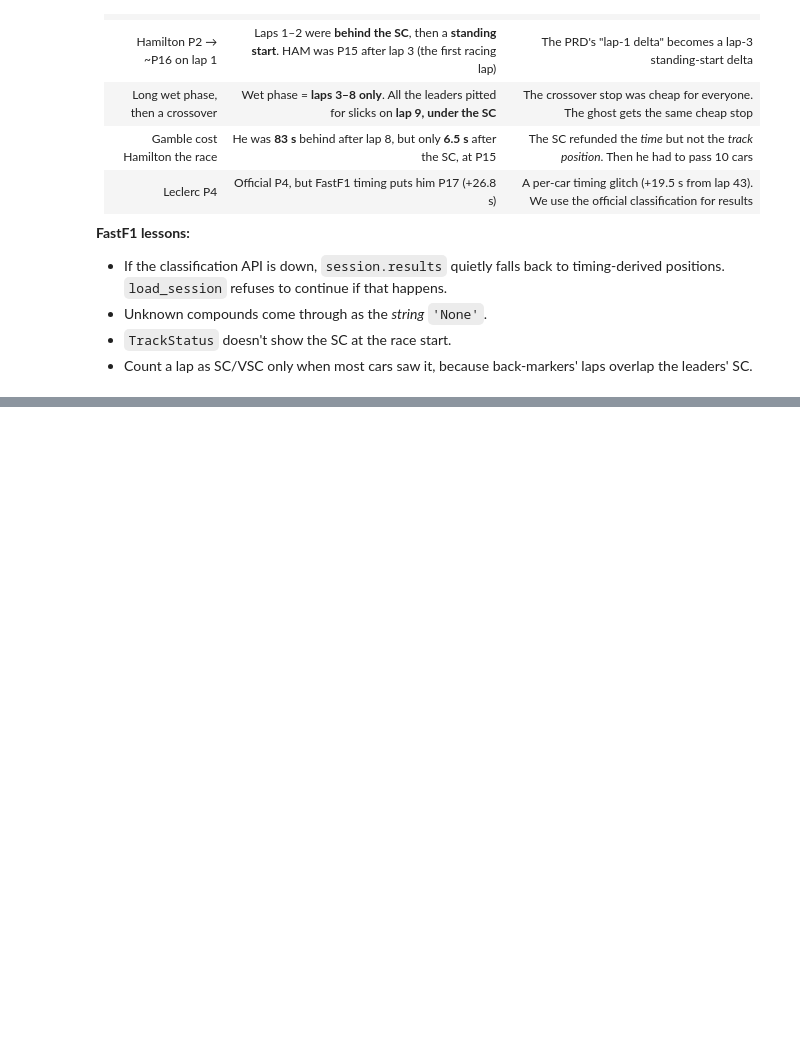
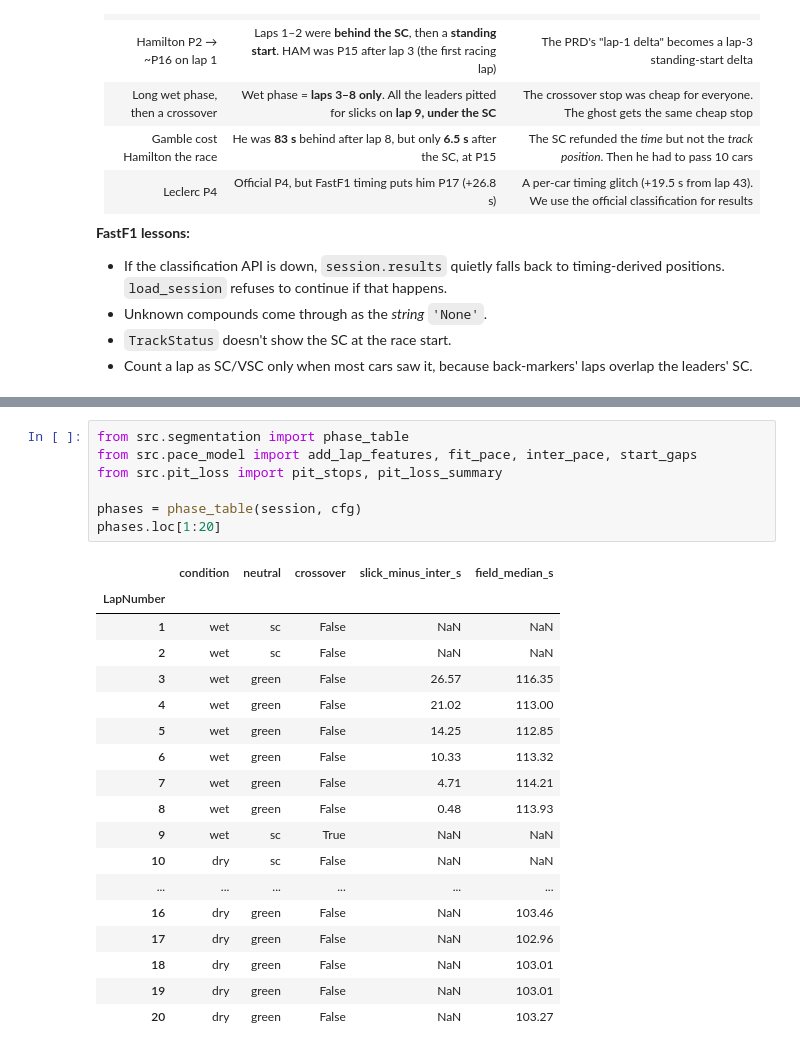
Before and after one commit to SyedTaqii/f1-2026-sepang-counterfactual, a Jupyter notebook: notebooks/sepang_counterfactual.ipynb, the cells around one changed output, grey strips where cells are left out. Saved outputs shown, nothing was run; the diff lists cells and outputs as text; blank space fills up the shorter version.

```diff
--- a/notebooks/sepang_counterfactual.ipynb
+++ b/notebooks/sepang_counterfactual.ipynb
@@ -56,0 +86,26 @@ max |error| among the rest: 0.099 s
+# %%
+from src.segmentation import phase_table
+from src.pace_model import add_lap_features, fit_pace, inter_pace, start_gaps
+from src.pit_loss import pit_stops, pit_loss_summary
+
+phases = phase_table(session, cfg)
+phases.loc[1:20]
+# %% [output]
+|  | condition | neutral | crossover | slick_minus_inter_s | field_median_s |
+| LapNumber |  |  |  |  |  |
+| 1 | wet | sc | False | NaN | NaN |
+| 2 | wet | sc | False | NaN | NaN |
+| 3 | wet | green | False | 26.57 | 116.35 |
+| 4 | wet | green | False | 21.02 | 113.00 |
+| 5 | wet | green | False | 14.25 | 112.85 |
+| 6 | wet | green | False | 10.33 | 113.32 |
+| 7 | wet | green | False | 4.71 | 114.21 |
+| 8 | wet | green | False | 0.48 | 113.93 |
+| 9 | wet | sc | True | NaN | NaN |
+| 10 | dry | sc | False | NaN | NaN |
+| ... | ... | ... | ... | ... | ... |
+| 16 | dry | green | False | NaN | 103.46 |
+| 17 | dry | green | False | NaN | 102.96 |
+| 18 | dry | green | False | NaN | 103.01 |
+| 19 | dry | green | False | NaN | 103.01 |
+| 20 | dry | green | False | NaN | 103.27 |
```
Also changed, not shown: parts of 10 cells of this notebook, 7 other files.
